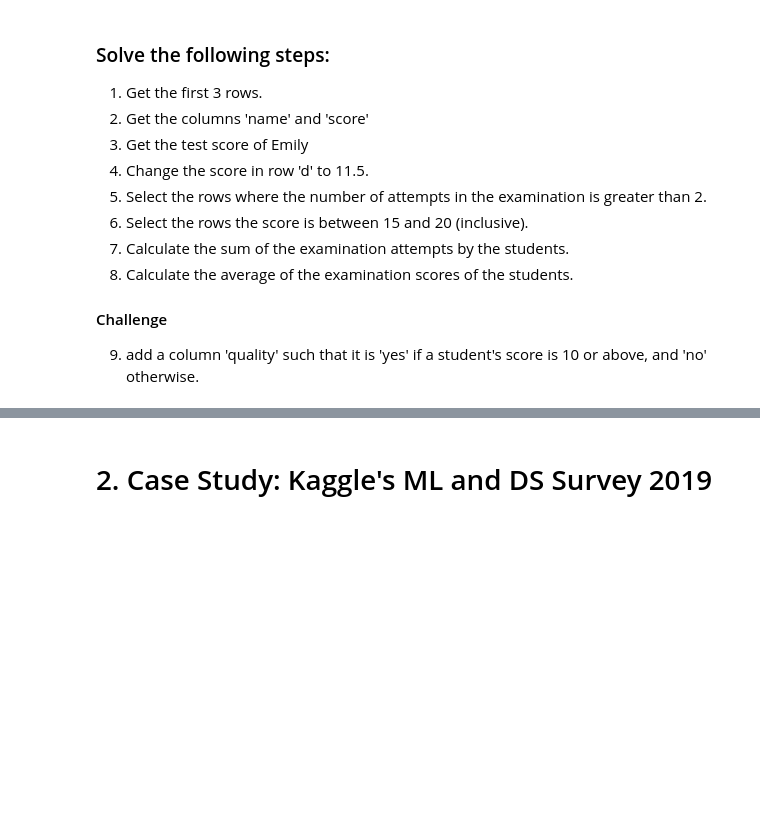
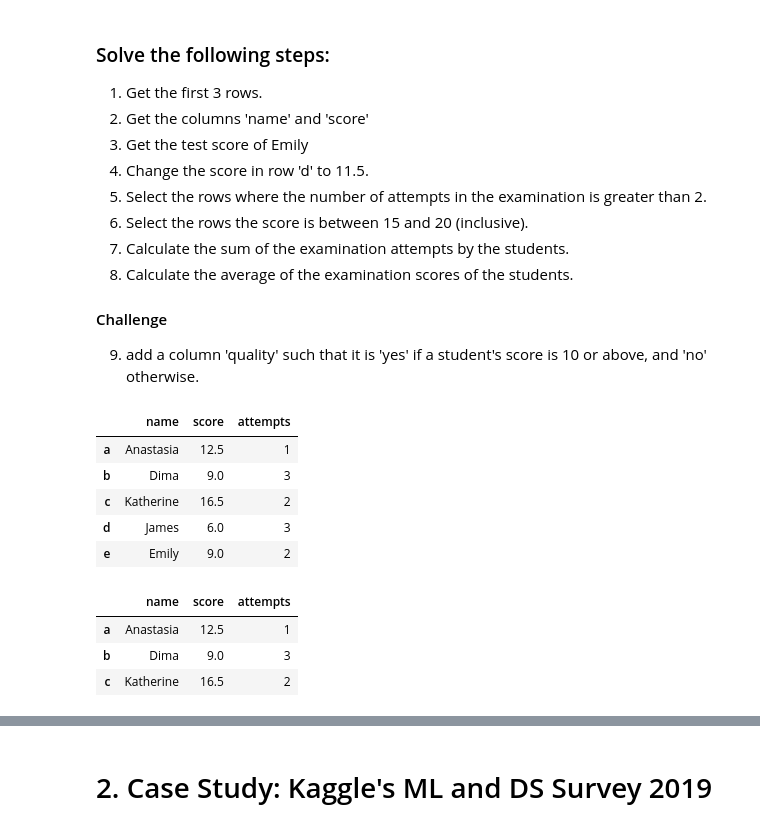
Before and after one commit to jaidevd/springboard-oc, a Jupyter notebook: 01_pyds/01_pandas_intro.ipynb, the cells around one changed output, grey strips where cells are left out. Drawn from its saved outputs; the diff is of its cells as text; code cells hidden in the pictures; blank space fills up the shorter version.

```diff
--- a/01_pyds/01_pandas_intro.ipynb
+++ b/01_pyds/01_pandas_intro.ipynb
@@ -47,5 +59,21 @@ df
 
 #### Challenge
 9. add a column 'quality' such that it is 'yes' if a student's score is 10 or above, and 'no' otherwise.
+# %%
+df.head()
+# %% [output]
+|  | name | score | attempts |
+| a | Anastasia | 12.5 | 1 |
+| b | Dima | 9.0 | 3 |
+| c | Katherine | 16.5 | 2 |
+| d | James | 6.0 | 3 |
+| e | Emily | 9.0 | 2 |
 # %%
 # Q1 - Enter code here
+df.head(3)
+df.iloc[:3]
+# %% [output]
+|  | name | score | attempts |
+| a | Anastasia | 12.5 | 1 |
+| b | Dima | 9.0 | 3 |
+| c | Katherine | 16.5 | 2 |
```
Also changed, not shown: parts of 35 cells of this notebook, 4 other files.
